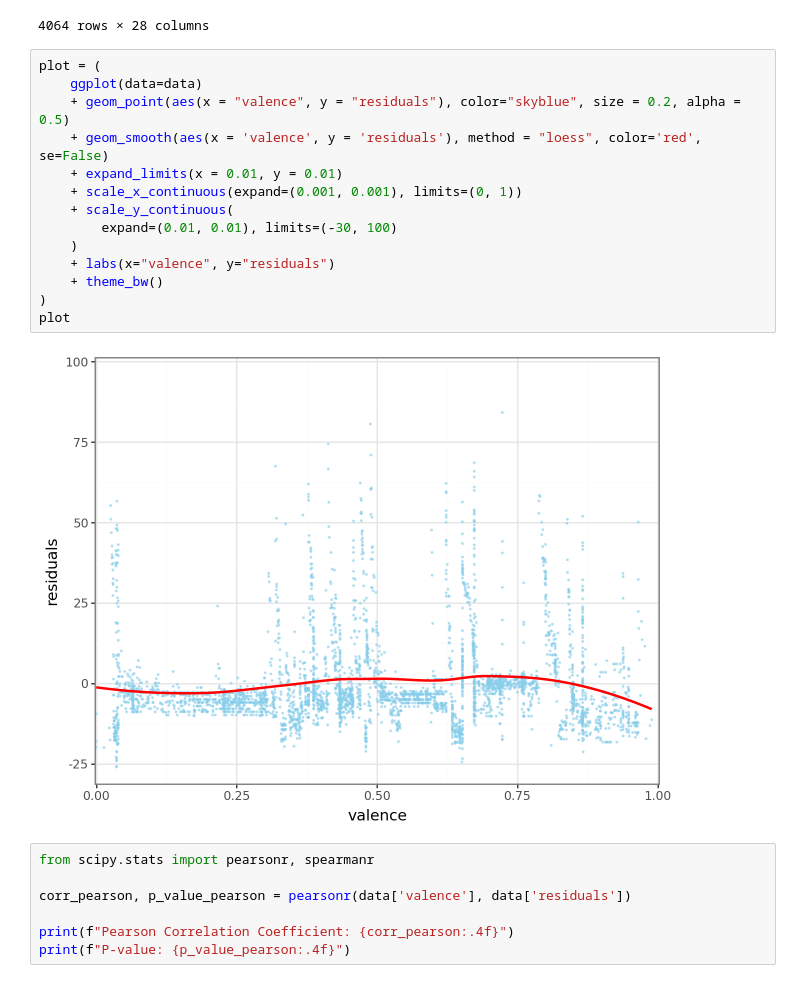
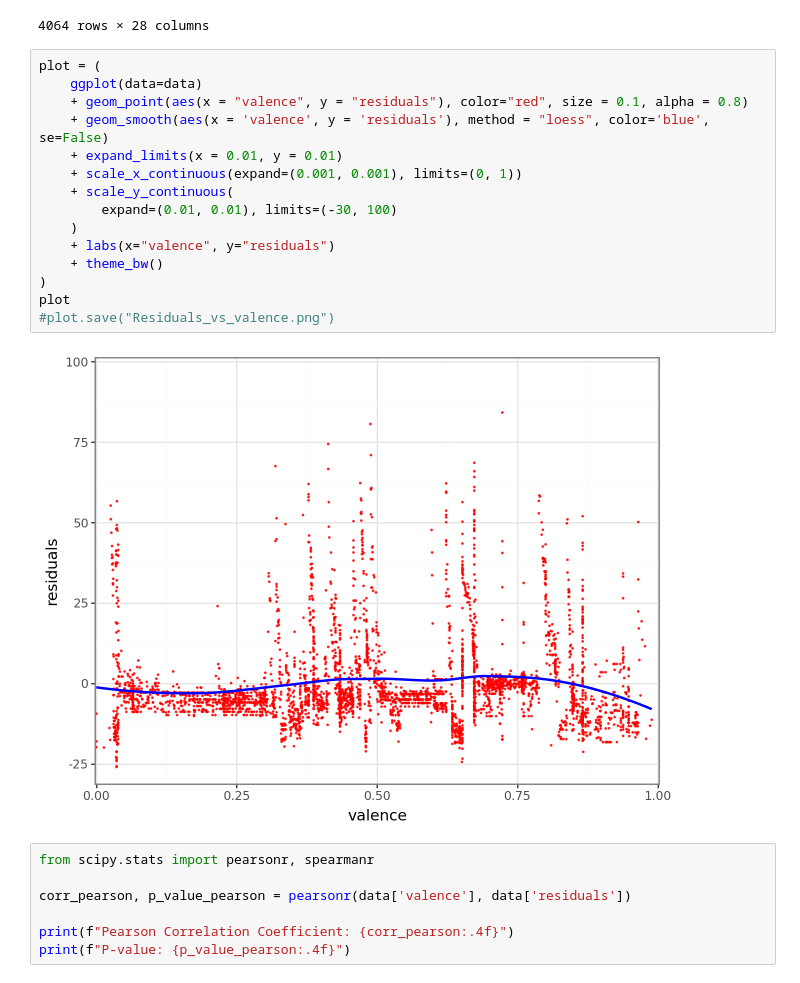
Before and after one commit to Anton21a/Data_Analysis, a Jupyter notebook: Assignment2.ipynb, the cells around one changed output. Drawn from its saved outputs; the diff is of its cells as text.

```diff
--- a/Assignment2.ipynb
+++ b/Assignment2.ipynb
@@ -503,19 +491,20 @@ data
 # %%
 plot = (
     ggplot(data=data)
-    + geom_point(aes(x = "valence", y = "residuals"), color="skyblue", size = 0.2, alpha = 0.5)
-    + geom_smooth(aes(x = 'valence', y = 'residuals'), method = "loess", color='red', se=False)
+    + geom_point(aes(x = "valence", y = "residuals"), color="red", size = 0.1, alpha = 0.8)
+    + geom_smooth(aes(x = 'valence', y = 'residuals'), method = "loess", color='blue', se=False)
     + expand_limits(x = 0.01, y = 0.01)
     + scale_x_continuous(expand=(0.001, 0.001), limits=(0, 1))
     + scale_y_continuous(
         expand=(0.01, 0.01), limits=(-30, 100)
     )
     + labs(x="valence", y="residuals")
     + theme_bw()
 )
 plot
+#plot.save("Residuals_vs_valence.png")
 # %% [output]
-[figure, old version]
+[figure, new version]
 # %%
 from scipy.stats import pearsonr, spearmanr
 
```
Also changed, not shown: parts of 4 cells of this notebook, 2 other files.
